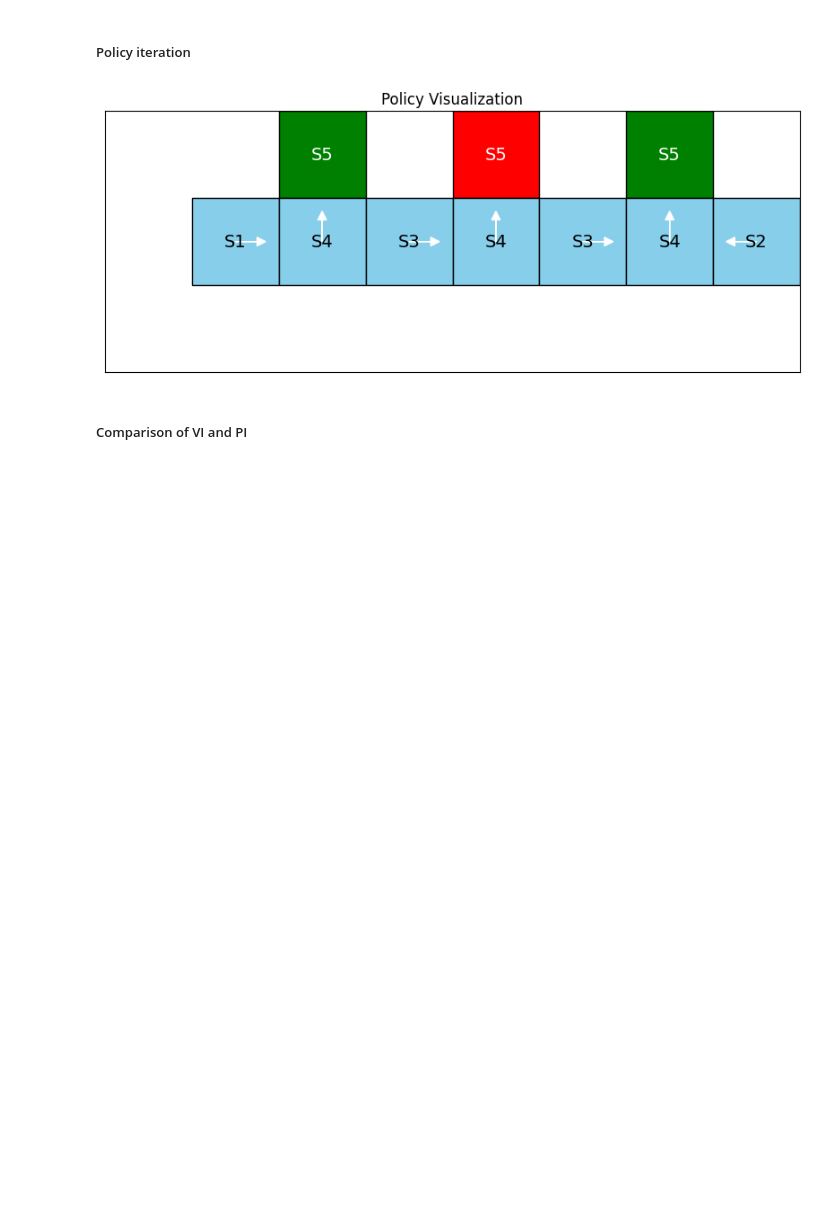
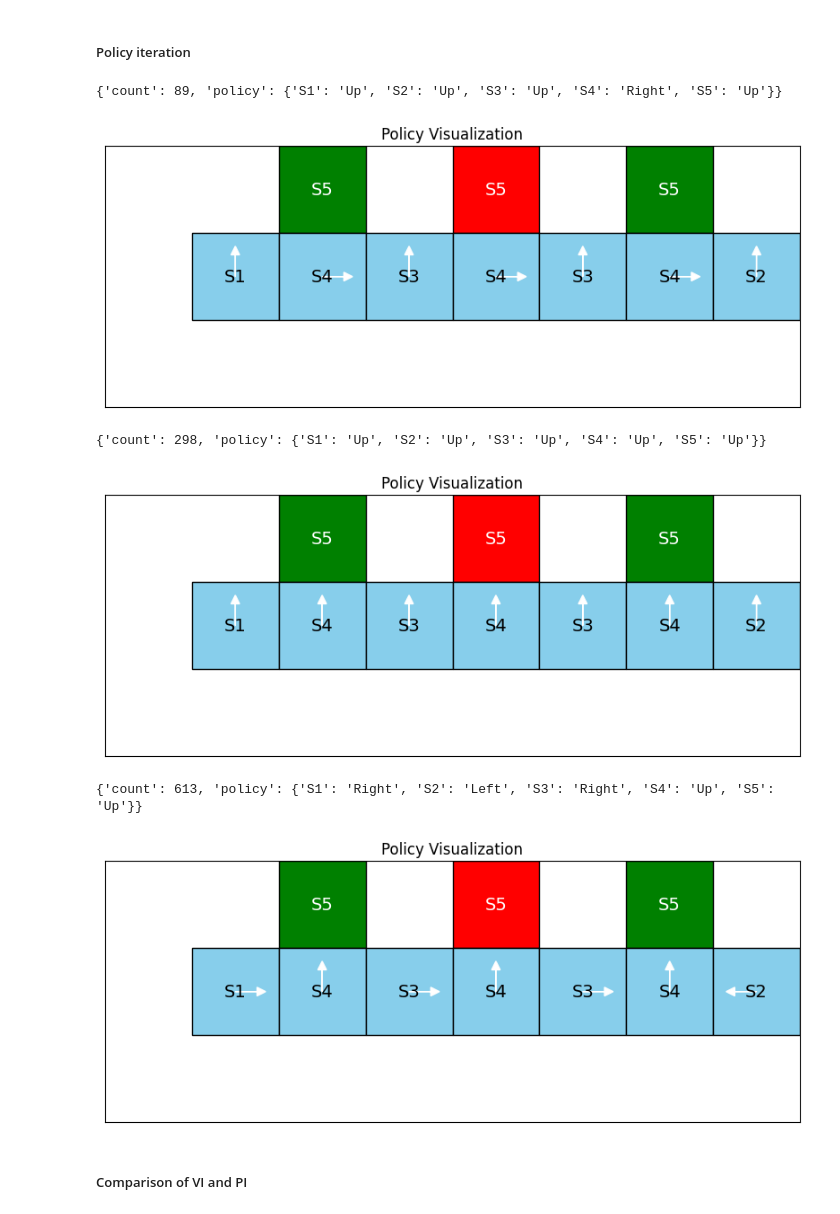
Before and after one commit to maj2idfar/Interactive-Learning-Course-Projects, a Jupyter notebook: 2_MDP_and_Dynamic_Programming/2_MDP_and_Dynamic_Programming.ipynb, the cells around one changed output. Saved outputs shown, nothing was run; the diff lists cells and outputs as text; code cells hidden in the pictures; blank space fills up the shorter version.

```diff
--- a/2_MDP_and_Dynamic_Programming/2_MDP_and_Dynamic_Programming.ipynb
+++ b/2_MDP_and_Dynamic_Programming/2_MDP_and_Dynamic_Programming.ipynb
@@ -625,7 +732,35 @@ pi_time = time_end - time_start
-# %%
-pi_policy = plot_custom_grid(pi_policy.select_action, state_positions, states, actions)
-# %% [output]
-[figure, removed]
+# %%
+iters = 1000
+pi_policies = {}
+pi_times = 0
+
+for i in range(iters):
+    time_start = time()
+    _, policy = policy_iteration(mdp)
+    time_end = time()
+
+    policy_str = policy.__str__()
+
+    if policy_str not in pi_policies:
+        pi_policies[policy_str] = {'count': 1, 'policy': policy}
+    else:
+        pi_policies[policy_str]['count'] += 1
+
+    pi_time = time_end - time_start
+    pi_times += pi_time
+
+pi_times /= iters
+# %%
+for policy in pi_policies:
+    print(pi_policies[policy])
+    plot_custom_grid(pi_policies[policy]['policy'], state_positions, states, actions)
+# %% [output]
+{'count': 89, 'policy': {'S1': 'Up', 'S2': 'Up', 'S3': 'Up', 'S4': 'Right', 'S5': 'Up'}}
+[figure, added]
+{'count': 298, 'policy': {'S1': 'Up', 'S2': 'Up', 'S3': 'Up', 'S4': 'Up', 'S5': 'Up'}}
+[figure, added]
+{'count': 613, 'policy': {'S1': 'Right', 'S2': 'Left', 'S3': 'Right', 'S4': 'Up', 'S5': 'Up'}}
+[figure, added]
 # %% [markdown]
 ##### Comparison of VI and PI
 # %%
```
Also changed, not shown: parts of 31 cells of this notebook.
